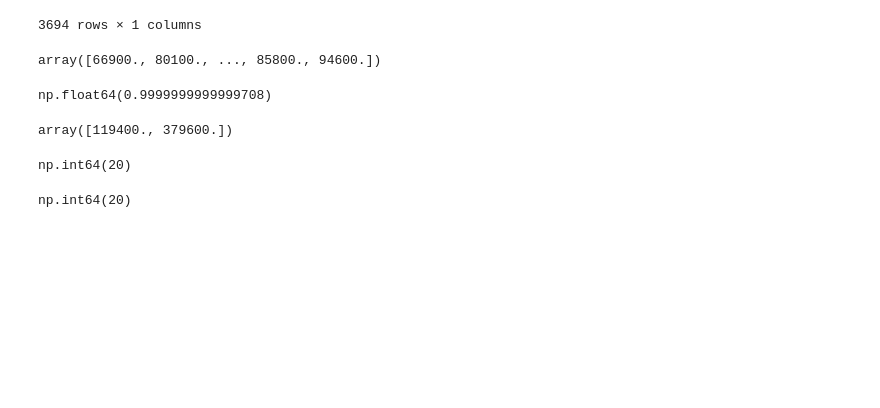
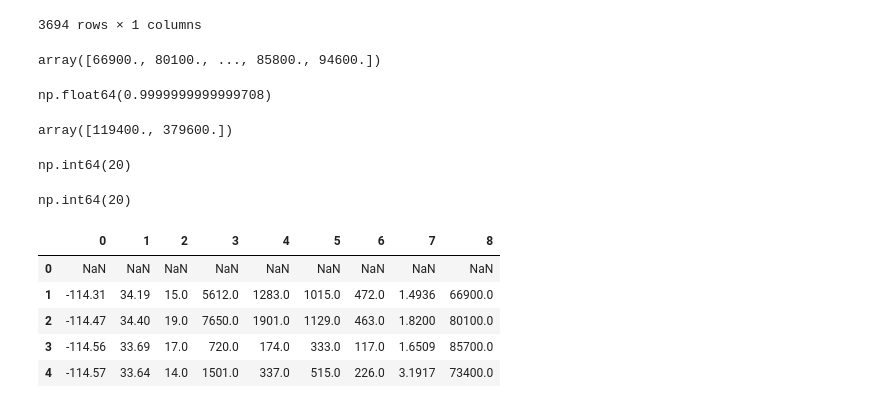
Before and after one commit to rohitblpprajapat/100-days-of-code, a Jupyter notebook: notebook8579ba2001.ipynb, the cells around one changed output. Cells and saved outputs as stored; diff of their text form; code cells hidden in the pictures; blank space fills up the shorter version.

```diff
--- a/notebook8579ba2001.ipynb
+++ b/notebook8579ba2001.ipynb
@@ -446,3 +446,18 @@ np.int64(20)
 np.isnan(housing_data).sum()
 # %% [output]
 np.int64(20)
+# %%
+housing_data = np.genfromtxt('/content/sample_data/california_housing_train.csv',
+                             delimiter=',',dtype=float)[:5]
+np.set_printoptions(suppress=True)
+
+pd.DataFrame(housing_data)
+
+housing_data[np.random.randint(len(housing_data), size=20)]
+# %% [output]
+|  | 0 | 1 | 2 | 3 | 4 | 5 | 6 | 7 | 8 |
+| 0 | NaN | NaN | NaN | NaN | NaN | NaN | NaN | NaN | NaN |
+| 1 | -114.31 | 34.19 | 15.0 | 5612.0 | 1283.0 | 1015.0 | 472.0 | 1.4936 | 66900.0 |
+| 2 | -114.47 | 34.40 | 19.0 | 7650.0 | 1901.0 | 1129.0 | 463.0 | 1.8200 | 80100.0 |
+| 3 | -114.56 | 33.69 | 17.0 | 720.0 | 174.0 | 333.0 | 117.0 | 1.6509 | 85700.0 |
+| 4 | -114.57 | 33.64 | 14.0 | 1501.0 | 337.0 | 515.0 | 226.0 | 3.1917 | 73400.0 |
```
